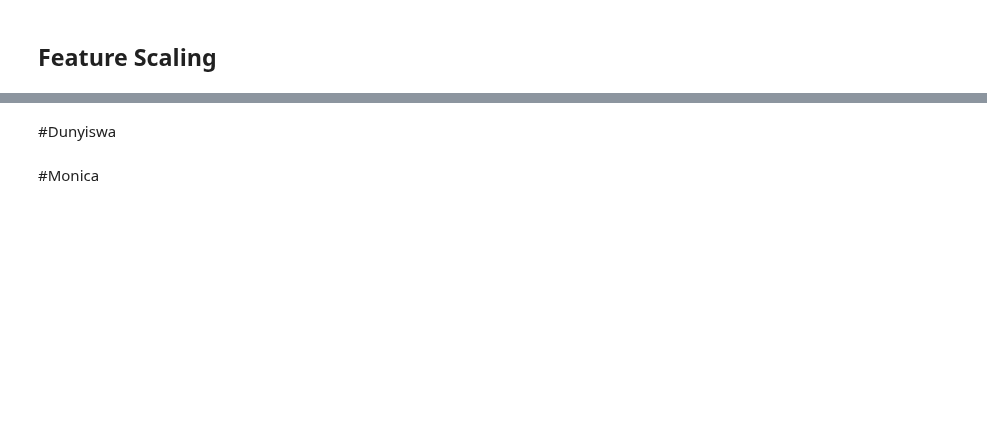
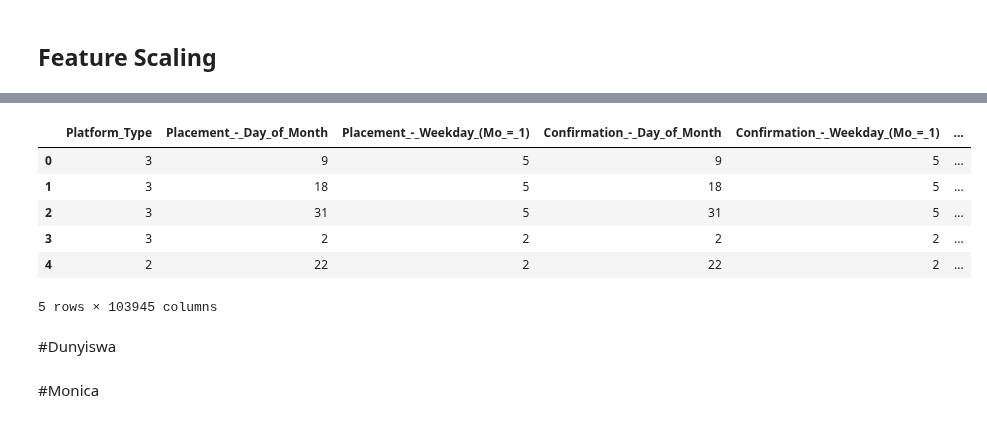
Before and after one commit to monicafar147/logistics-challenge, a Jupyter notebook: Zindi_challenge_ct_3.ipynb, the cells around one changed output, grey strips where cells are left out. Drawn from its saved outputs; the diff is of its cells as text; code cells hidden in the pictures; blank space fills up the shorter version.

```diff
--- a/Zindi_challenge_ct_3.ipynb
+++ b/Zindi_challenge_ct_3.ipynb
@@ -124,2 +155,5 @@ y = merged_df.iloc[:, -1]
+# %%
+encoded_X = pd.get_dummies(X)
+encoded_X.head()
 # %% [markdown]
 ### Encoding the Dependent Variable
@@ -128,3 +173,13 @@ y = merged_df.iloc[:, -1]
+# %%
+encoded_X.head()
+# %% [output]
+|  | Platform_Type | Placement_-_Day_of_Month | Placement_-_Weekday_(Mo_=_1) | Confirmation_-_Day_of_Month | Confirmation_-_Weekday_(Mo_=_1) | ... |
+| 0 | 3 | 9 | 5 | 9 | 5 | ... |
+| 1 | 3 | 18 | 5 | 18 | 5 | ... |
+| 2 | 3 | 31 | 5 | 31 | 5 | ... |
+| 3 | 3 | 2 | 2 | 2 | 2 | ... |
+| 4 | 2 | 22 | 2 | 22 | 2 | ... |
+5 rows × 103945 columns
 # %% [markdown]
 #Dunyiswa
 # %% [markdown]
```
Also changed, not shown: parts of 16 cells of this notebook.
